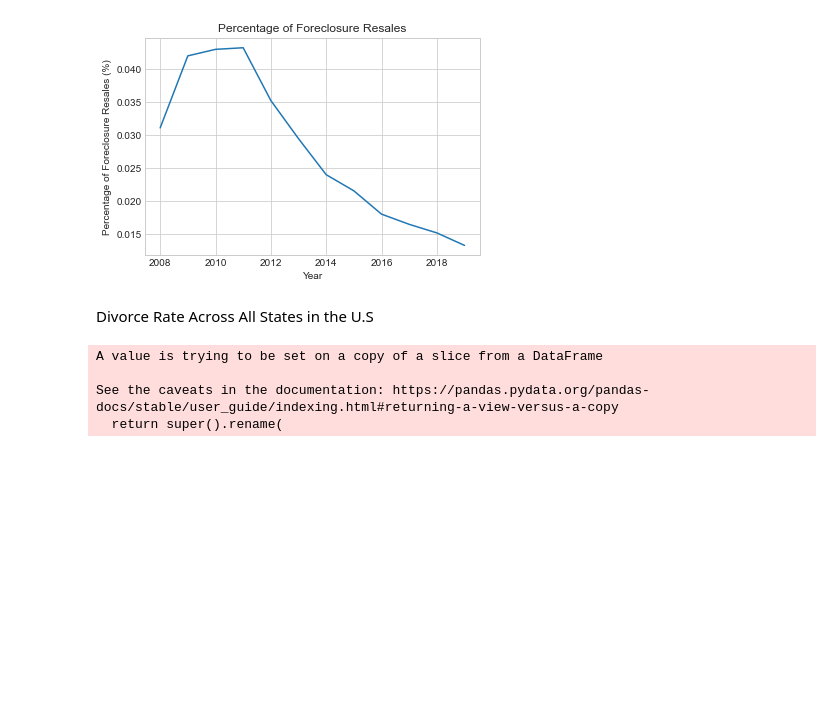
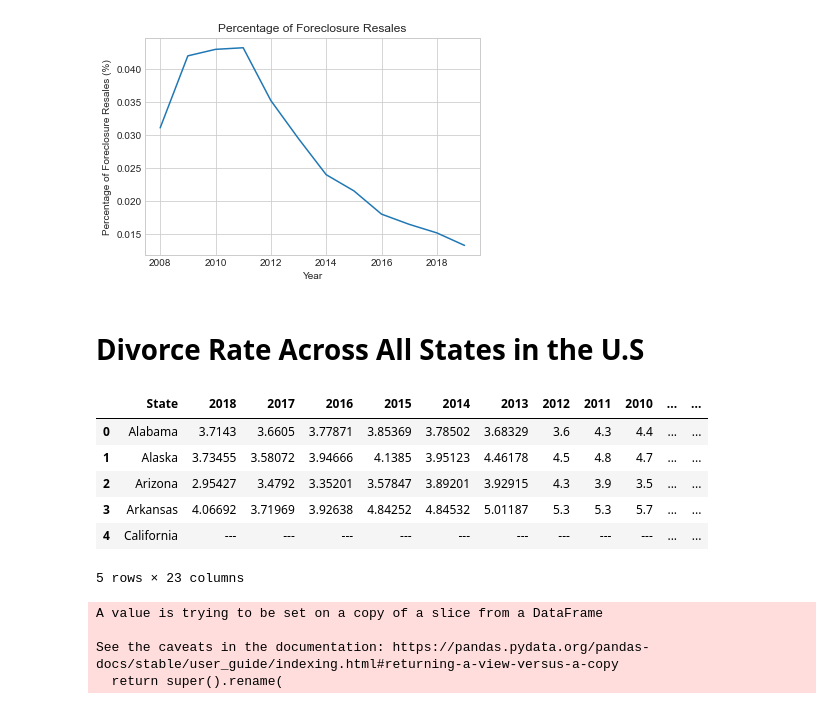
Before and after one commit to swetha4444/Analysing-Factors-affecting-House-Prices-in-the-US, a Jupyter notebook: notebooks/zillow.ipynb, the cells around one changed output. Cells and saved outputs as stored; diff of their text form; code cells hidden in the pictures; blank space fills up the shorter version.

```diff
--- a/notebooks/zillow.ipynb
+++ b/notebooks/zillow.ipynb
@@ -255,7 +265,7 @@ plt.plot(years, ave_foreclosure_resales)
 [<matplotlib.lines.Line2D at 0x...>]
 [figure]
 # %% [markdown]
-Divorce Rate Across All States in the U.S
+# Divorce Rate Across All States in the U.S
 # %%
 #Get divorce-rate and convert to dataframe
 divorce_csv = "../Data/divorce-rate.xlsx"
@@ -263,3 +272,13 @@ divorce_csv = "../Data/divorce-rate.xlsx"
 divorce_rate = pd.read_excel(divorce_csv, encoding="ISO-8859-1")
+# %%
+divorce_rate.head()
+# %% [output]
+|  | State | 2018 | 2017 | 2016 | 2015 | 2014 | 2013 | 2012 | 2011 | 2010 | ... | ... |
+| 0 | Alabama | 3.7143 | 3.6605 | 3.77871 | 3.85369 | 3.78502 | 3.68329 | 3.6 | 4.3 | 4.4 | ... | ... |
+| 1 | Alaska | 3.73455 | 3.58072 | 3.94666 | 4.1385 | 3.95123 | 4.46178 | 4.5 | 4.8 | 4.7 | ... | ... |
+| 2 | Arizona | 2.95427 | 3.4792 | 3.35201 | 3.57847 | 3.89201 | 3.92915 | 4.3 | 3.9 | 3.5 | ... | ... |
+| 3 | Arkansas | 4.06692 | 3.71969 | 3.92638 | 4.84252 | 4.84532 | 5.01187 | 5.3 | 5.3 | 5.7 | ... | ... |
+| 4 | California | --- | --- | --- | --- | --- | --- | --- | --- | --- | ... | ... |
+5 rows × 23 columns
 # %%
 # Translate states into two letter codes and handle errors
```
Also changed, not shown: parts of 23 cells of this notebook.
